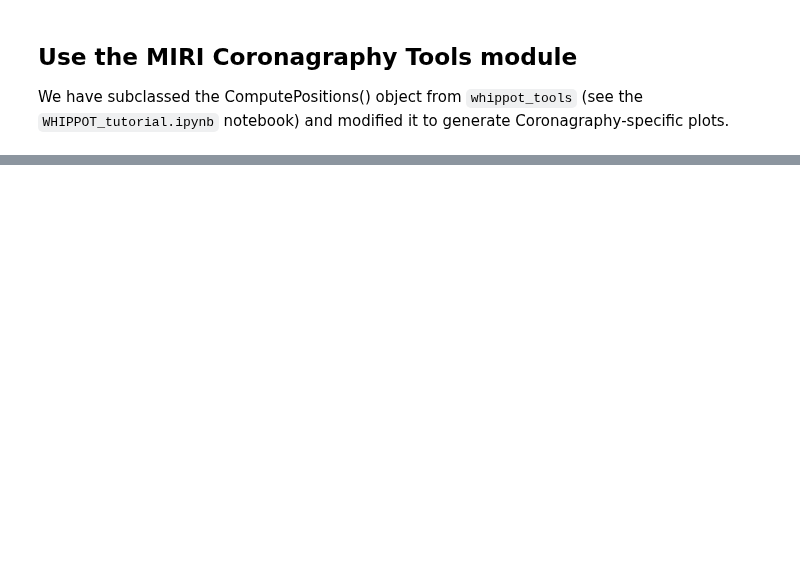
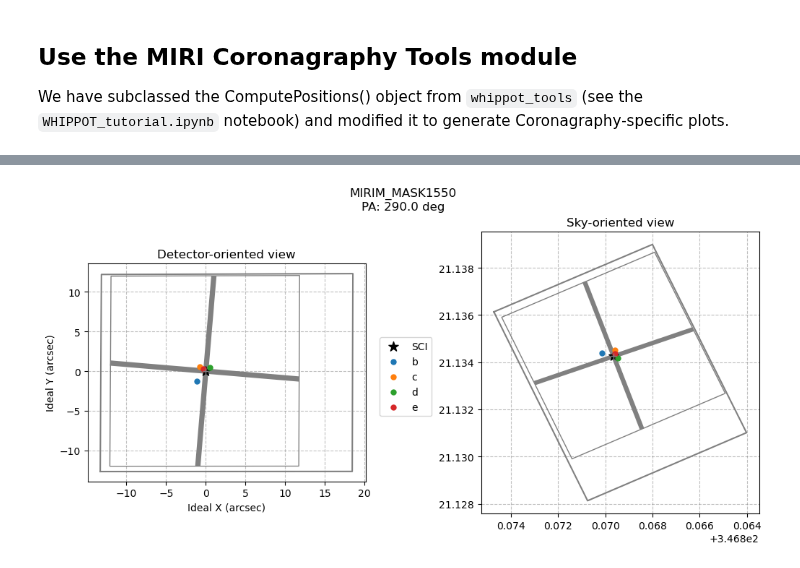
Before and after one commit to STScI-MIRI/whippot, a Jupyter notebook: example_notebooks/MIRI_Coronagraphy.ipynb, the cells around one changed output, grey strips where cells are left out. Saved outputs shown, nothing was run; the diff lists cells and outputs as text; code cells hidden in the pictures; blank space fills up the shorter version.

Commit message:
ran all notebooks so that the output will show on github

```diff
--- a/example_notebooks/MIRI_Coronagraphy.ipynb
+++ b/example_notebooks/MIRI_Coronagraphy.ipynb
@@ -81,0 +92,6 @@ cp1.ui
+# %%
+# Show the output plot in the notebook instead of in a popup window
+%matplotlib inline
+cp1.plot_scene()
+# %% [output]
+[figure, added]
```
Also changed, not shown: parts of 3 cells of this notebook, 6 other files.
